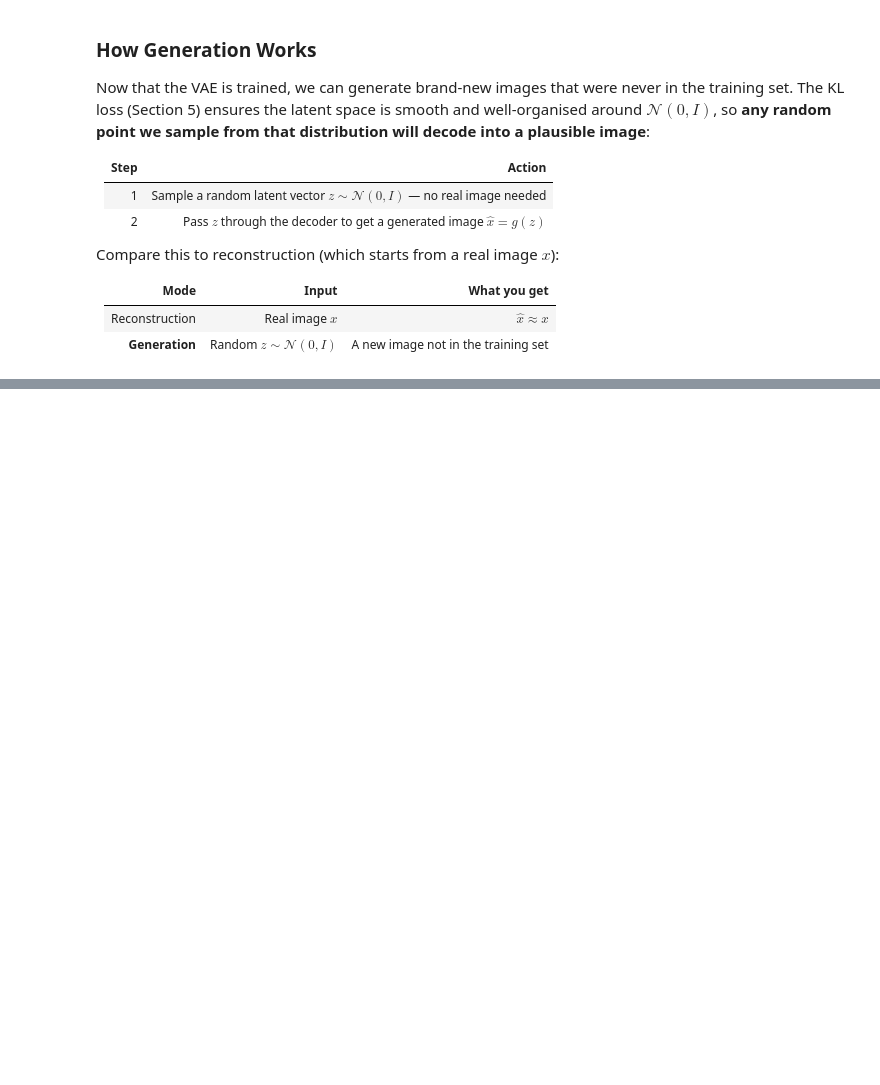
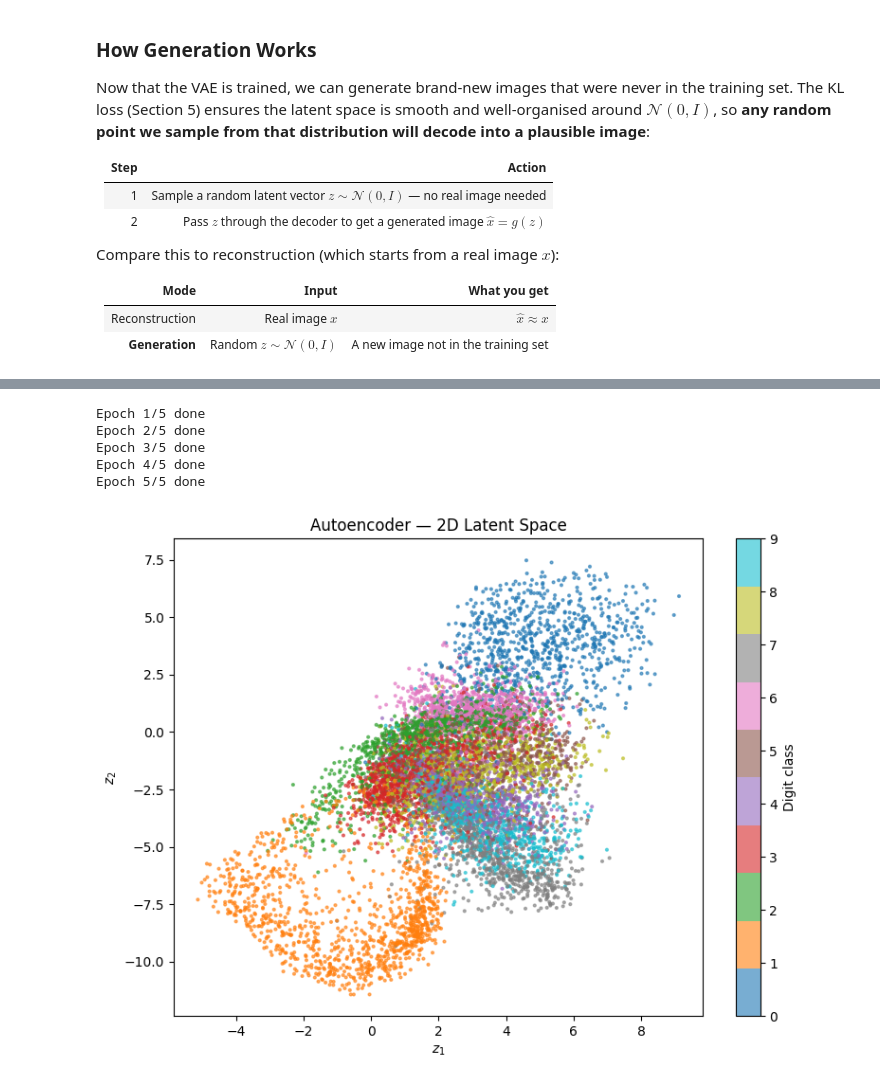
Before and after one commit to Sakibapon/CS6540, a Jupyter notebook: Encoders/encoders_ae_vae.ipynb, the cells around one changed output, grey strips where cells are left out. Cells and saved outputs as stored; diff of their text form; code cells hidden in the pictures; blank space fills up the shorter version.

Commit message:
update encoder_ae_vae

```diff
--- a/Encoders/encoders_ae_vae.ipynb
+++ b/Encoders/encoders_ae_vae.ipynb
@@ -950,0 +915,55 @@ All code in this notebook is adapted from the following sources:
+# %%
+# ── Exercise 1: 2D Autoencoder Latent Space ──────────────────────────────
+
+# TODO 1: create an Autoencoder with latent_dim=2 and send to device
+ae_2d = Autoencoder(latent_dim=2).to(device)  # TODO: Autoencoder(latent_dim=2).to(device)
+
+_ex1_ready = ae_2d is not None
+
+if _ex1_ready:
+    # Train for a few epochs (5 is enough to see structure)
+    ae2d_opt = optim.Adam(ae_2d.parameters(), lr=1e-3)
+    for epoch in range(1, 6):
+        ae_2d.train()
+        for imgs, _ in train_loader:
+            imgs  = imgs.to(device)
+            recon = ae_2d(imgs)
+            loss  = F.binary_cross_entropy(recon, imgs, reduction='sum') / imgs.size(0)
+            ae2d_opt.zero_grad()
+            loss.backward()
+            ae2d_opt.step()
+        print(f'Epoch {epoch}/5 done')
+
+    # Collect all 2D latent vectors from the test set
+    ae_2d.eval()
+    all_z, all_labels = [], []
+    with torch.no_grad():
+        for imgs, labels in test_loader:
+            imgs = imgs.to(device)
+            # TODO 2: encode imgs to get the 2D z vectors
+            z =  ae_2d.encoder(imgs)  # TODO: ae_2d.encoder(imgs)
+            if z is None: break
+            all_z.append(z.cpu())
+            all_labels.append(labels)
+
+    if all_z:
+        all_z      = torch.cat(all_z).numpy()
+        all_labels = torch.cat(all_labels).numpy()
+        plt.figure(figsize=(8, 6))
+        sc = plt.scatter(all_z[:, 0], all_z[:, 1],
+                         c=all_labels, cmap='tab10', s=4, alpha=0.6)
+        plt.colorbar(sc, label='Digit class')
+        plt.title('Autoencoder — 2D Latent Space')
+        plt.xlabel('$z_1$'); plt.ylabel('$z_2$')
+        plt.tight_layout(); plt.show()
+    else:
+        print('Complete TODO 2 to run the visualisation.')
+else:
+    print('Complete TODO 1 to run Exercise 1.')
+# %% [output]
+Epoch 1/5 done
+Epoch 2/5 done
+Epoch 3/5 done
+Epoch 4/5 done
+Epoch 5/5 done
+[figure, added]
```
Also changed, not shown: parts of 31 cells of this notebook.
